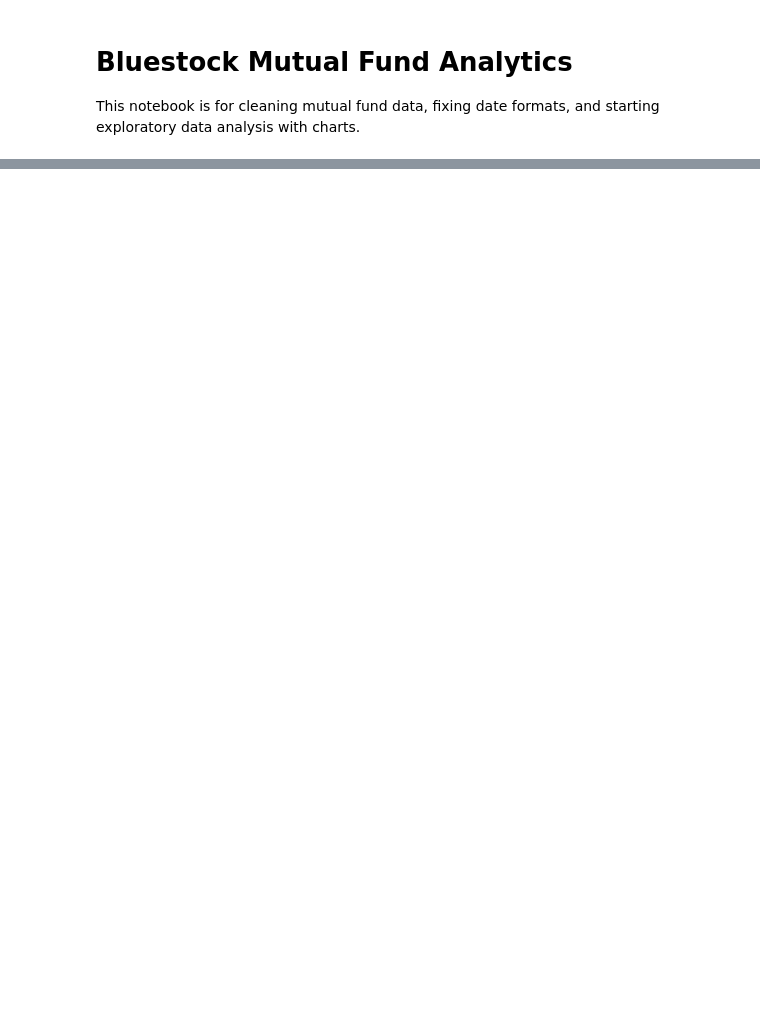
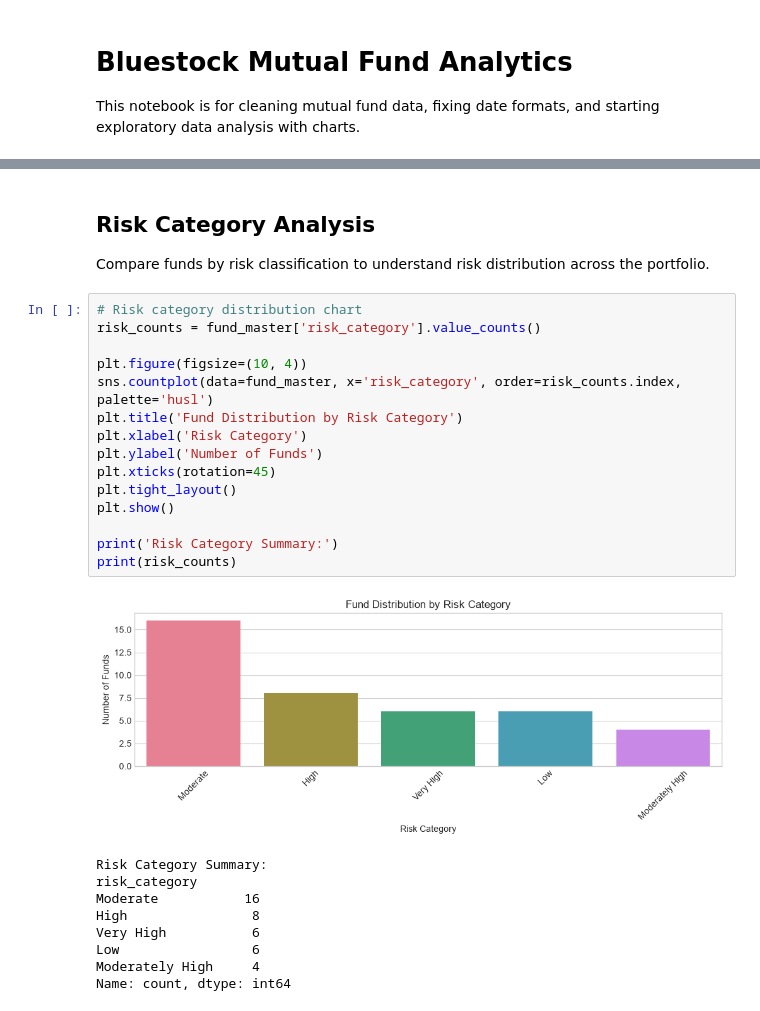
Before and after one commit to MALLAMPOLAIAHGANESH/bluestock-mutual-fund-analytics, a Jupyter notebook: notebooks/mutual_fund_eda.ipynb, the cells around one changed output, grey strips where cells are left out. Saved outputs shown, nothing was run; the diff lists cells and outputs as text; blank space fills up the shorter version.

```diff
--- a/notebooks/mutual_fund_eda.ipynb
+++ b/notebooks/mutual_fund_eda.ipynb
@@ -67,0 +183,29 @@ plt.show()
+# %% [markdown]
+## Risk Category Analysis
+
+Compare funds by risk classification to understand risk distribution across the portfolio.
+# %%
+# Risk category distribution chart
+risk_counts = fund_master['risk_category'].value_counts()
+
+plt.figure(figsize=(10, 4))
+sns.countplot(data=fund_master, x='risk_category', order=risk_counts.index, palette='husl')
+plt.title('Fund Distribution by Risk Category')
+plt.xlabel('Risk Category')
+plt.ylabel('Number of Funds')
+plt.xticks(rotation=45)
+plt.tight_layout()
+plt.show()
+
+print('Risk Category Summary:')
+print(risk_counts)
+# %% [output]
+[figure, added]
+Risk Category Summary:
+risk_category
+Moderate           16
+High                8
+Very High           6
+Low                 6
+Moderately High     4
+Name: count, dtype: int64
```
Also changed, not shown: parts of 15 cells of this notebook.
